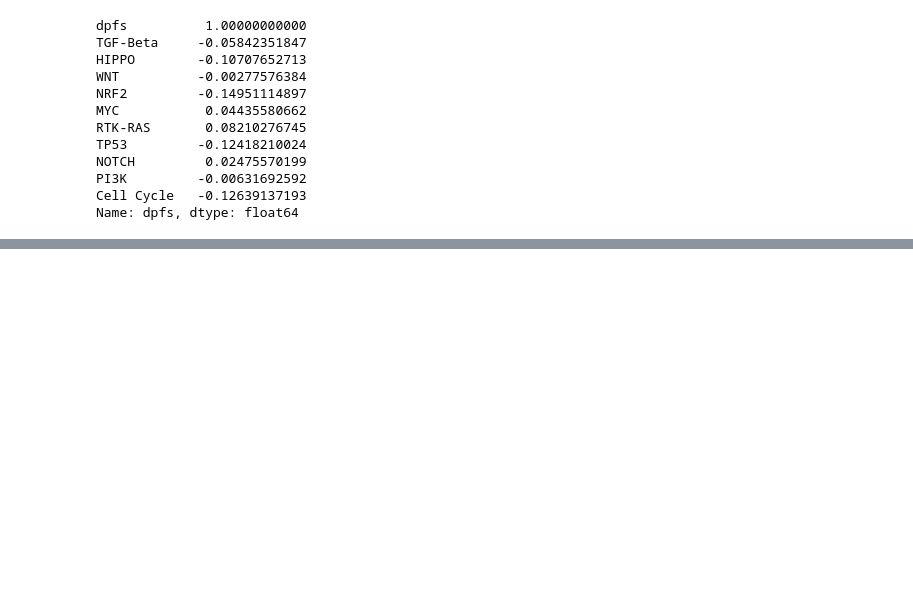
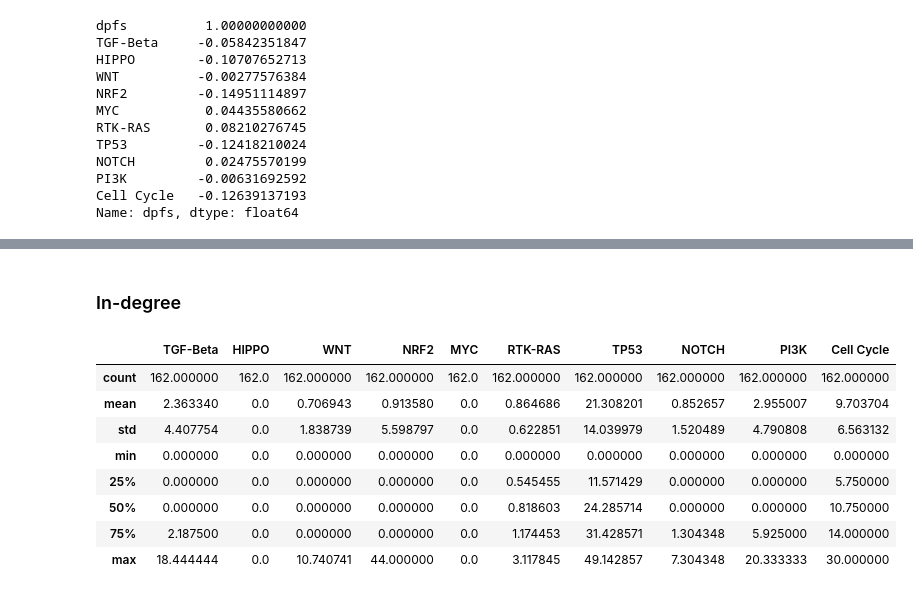
Before and after one commit to sykhro/cancol-analysis, a Jupyter notebook: pancan.ipynb, the cells around one changed output, grey strips where cells are left out. Cells and saved outputs as stored; diff of their text form; code cells hidden in the pictures; blank space fills up the shorter version.

```diff
--- a/pancan.ipynb
+++ b/pancan.ipynb
@@ -428,0 +431,29 @@ Name: dpfs, dtype: float64
+# %%
+import pathways_nx as pnx
+import networkx as nx
+import os
+import pandas
+
+nx_pathways = []
+for filename in os.listdir('./pathways'):
+    nx_pathways.append(pnx.pathway_to_nx('pathways/' + filename))
+
+patients_log = pandas.read_csv('TRIBE2_db.csv')
+mutations_data = pandas.read_csv('TRIBE2_seq_res.csv')
+# %% [markdown]
+### In-degree
+# %%
+from analysis_nx import process_patients_with_f
+
+h_arm0_df_indeg = process_patients_with_f(patients_log[patients_log['arm'] == 0]['PatientFirstName'], nx.in_degree_centrality, nx_pathways, mutations_data, True)
+h_arm0_df_indeg.describe()
+# %% [output]
+|  | TGF-Beta | HIPPO | WNT | NRF2 | MYC | RTK-RAS | TP53 | NOTCH | PI3K | Cell Cycle |
+| count | 162.000000 | 162.0 | 162.000000 | 162.000000 | 162.0 | 162.000000 | 162.000000 | 162.000000 | 162.000000 | 162.000000 |
+| mean | 2.363340 | 0.0 | 0.706943 | 0.913580 | 0.0 | 0.864686 | 21.308201 | 0.852657 | 2.955007 | 9.703704 |
+| std | 4.407754 | 0.0 | 1.838739 | 5.598797 | 0.0 | 0.622851 | 14.039979 | 1.520489 | 4.790808 | 6.563132 |
+| min | 0.000000 | 0.0 | 0.000000 | 0.000000 | 0.0 | 0.000000 | 0.000000 | 0.000000 | 0.000000 | 0.000000 |
+| 25% | 0.000000 | 0.0 | 0.000000 | 0.000000 | 0.0 | 0.545455 | 11.571429 | 0.000000 | 0.000000 | 5.750000 |
+| 50% | 0.000000 | 0.0 | 0.000000 | 0.000000 | 0.0 | 0.818603 | 24.285714 | 0.000000 | 0.000000 | 10.750000 |
+| 75% | 2.187500 | 0.0 | 0.000000 | 0.000000 | 0.0 | 1.174453 | 31.428571 | 1.304348 | 5.925000 | 14.000000 |
+| max | 18.444444 | 0.0 | 10.740741 | 44.000000 | 0.0 | 3.117845 | 49.142857 | 7.304348 | 20.333333 | 30.000000 |
```
Also changed, not shown: parts of 26 cells of this notebook.
